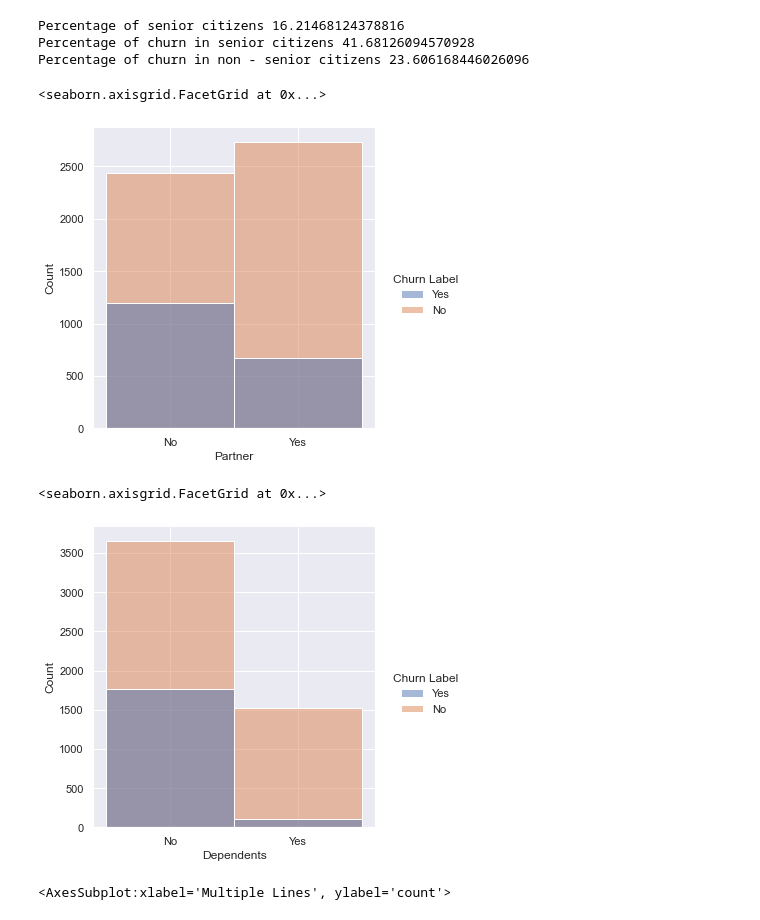
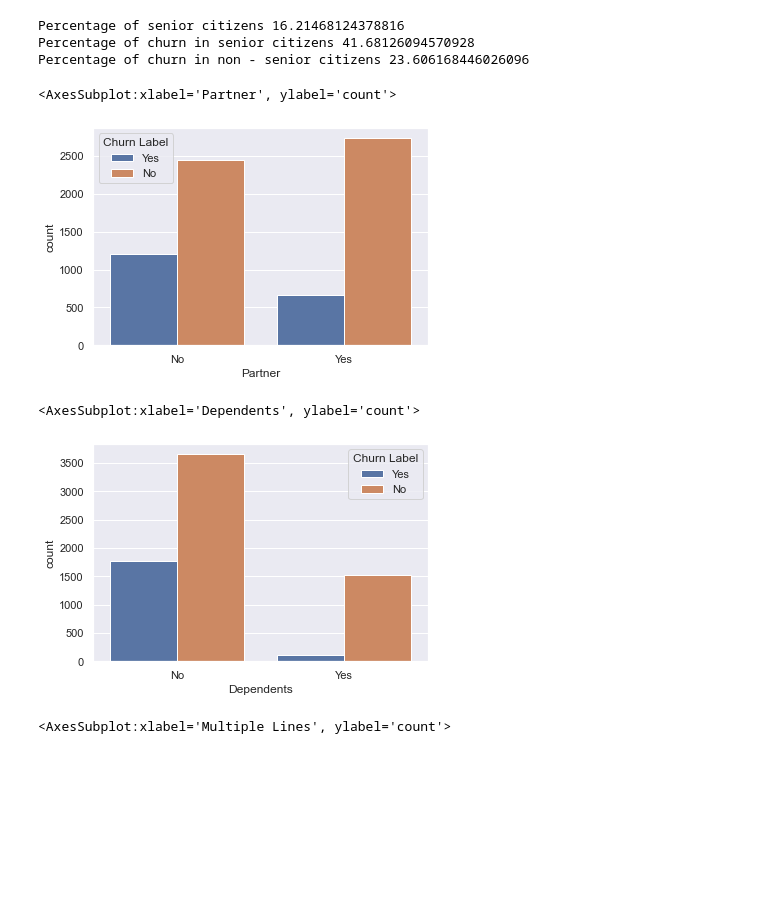
Before and after one commit to samarth-malhotra/Dissertation, a Jupyter notebook: Dissertation Project.ipynb, the cells around one changed output. Saved outputs shown, nothing was run; the diff lists cells and outputs as text; code cells hidden in the pictures; blank space fills up the shorter version.

```diff
--- a/Dissertation Project.ipynb
+++ b/Dissertation Project.ipynb
@@ -293,19 +295,19 @@ Percentage of churn in non - senior citizens 23.606168446026096
 # %%
 # Distribution of Partner for Churn Label Yes and No
 
-sns.displot(data=df_new, x="Partner", hue="Churn Label")
+sns.countplot(data=df_new, x="Partner", hue="Churn Label")
 # %% [output]
-<seaborn.axisgrid.FacetGrid at 0x...>
+<AxesSubplot:xlabel='Partner', ylabel='count'>
-[figure, old version]
+[figure, new version]
 # %%
 # customers without Dependents are more likely to churn
 # %%
 # Distribution of Dependents for Churn Label Yes and No
 
-sns.displot(data=df_new, x="Dependents", hue="Churn Label")
+sns.countplot(data=df_new, x="Dependents", hue="Churn Label")
 # %% [output]
-<seaborn.axisgrid.FacetGrid at 0x...>
+<AxesSubplot:xlabel='Dependents', ylabel='count'>
-[figure, old version]
+[figure, new version]
 # %%
 # Customers without partners are more likely to churn
 # %%
```
Also changed, not shown: parts of 9 cells of this notebook, 1 other file.
